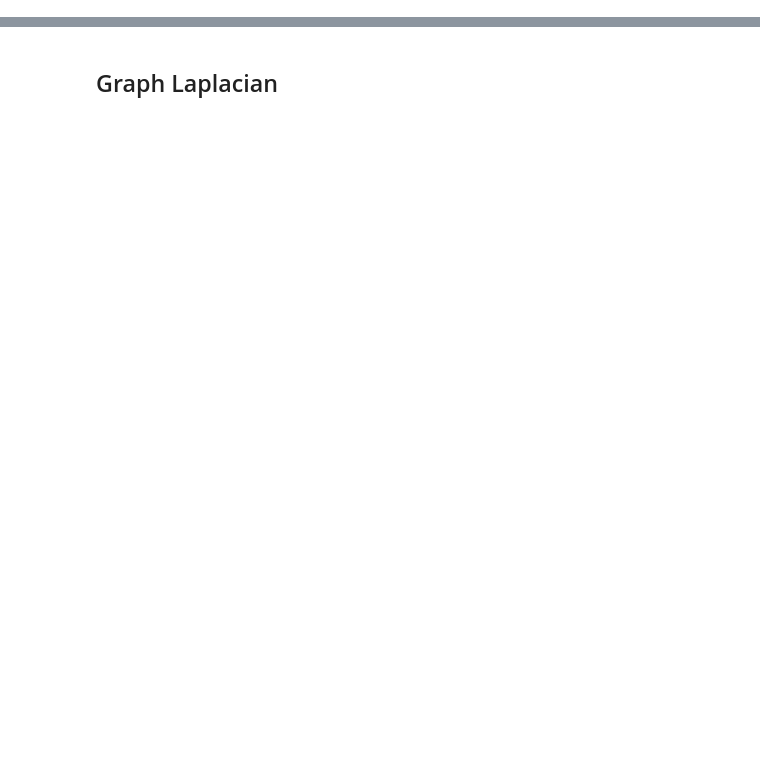
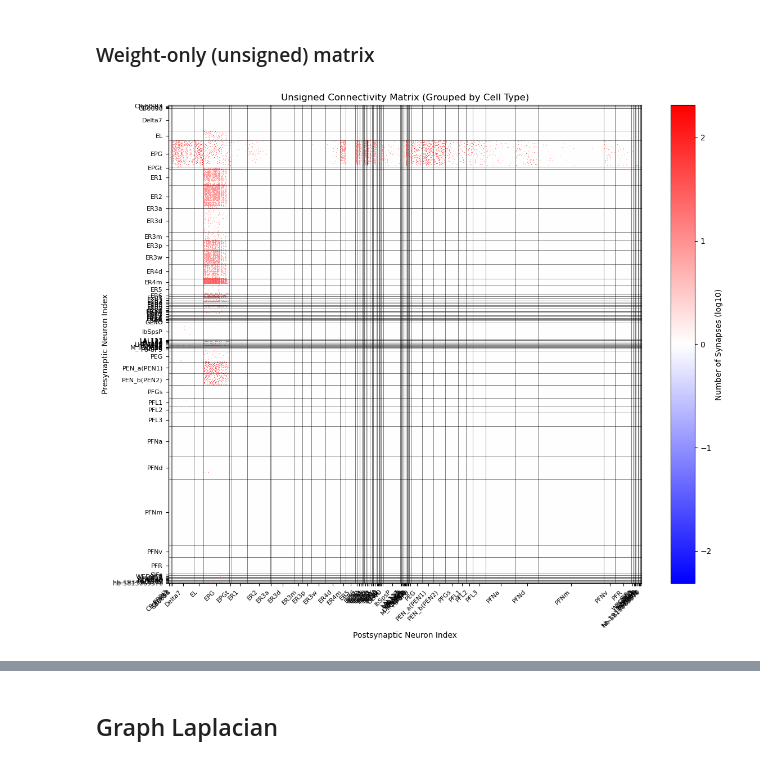
Before and after one commit to CharlesXu-Jingyue/MesoCompPrimitives, a Jupyter notebook: notebooks/poc.ipynb, the cells around one changed output, grey strips where cells are left out. Drawn from its saved outputs; the diff is of its cells as text; code cells hidden in the pictures; blank space fills up the shorter version.

```diff
--- a/notebooks/poc.ipynb
+++ b/notebooks/poc.ipynb
@@ -54,0 +190,46 @@ plt.show()
+# %% [markdown]
+### Weight-only (unsigned) matrix
+# %%
+# Create the unsigned connectivity matrix by taking absolute values
+C_unsigned_grouped = np.abs(C_signed_grouped)
+
+# Visualize the unsigned grouped connectivity matrix
+plt.figure(figsize=(12, 10))
+plt.imshow(np.log10(np.abs(C_unsigned_grouped) + 1),
+           cmap='bwr', aspect='auto',
+           vmin=-np.max(np.log10(np.abs(C_unsigned_grouped) + 1)),
+           vmax=np.max(np.log10(np.abs(C_unsigned_grouped) + 1)),
+           interpolation='none')
+plt.colorbar(label='Number of Synapses (log10)')
+plt.title('Unsigned Connectivity Matrix (Grouped by Cell Type)')
+plt.xlabel('Postsynaptic Neuron Index')
+plt.ylabel('Presynaptic Neuron Index')
+
+# Add cell type group boundaries and labels
+group_boundaries = []
+tick_positions = []
+tick_labels = []
+current_pos = 0
+for cell_type in unique_cell_types:
+    group_size = len(cell_type_indices[cell_type])
+    group_boundaries.append(current_pos + group_size)
+
+    # Add group label at the center of each group
+    center_pos = current_pos + group_size / 2
+    tick_positions.append(center_pos)
+    tick_labels.append(cell_type)
+
+    # Set x and y ticks with cell type labels
+    plt.xticks(tick_positions, tick_labels, rotation=45, ha='right', fontsize=8)
+    plt.yticks(tick_positions, tick_labels, fontsize=8)
+    current_pos += group_size
+
+# Add vertical and horizontal lines to separate groups
+for boundary in group_boundaries[:-1]:  # Exclude the last boundary
+    plt.axhline(y=boundary-0.5, color='k', linewidth=0.5, alpha=0.7)
+    plt.axvline(x=boundary-0.5, color='k', linewidth=0.5, alpha=0.7)
+
+plt.tight_layout()
+plt.show()
+# %% [output]
+[figure, added]
```
Also changed, not shown: parts of 24 cells of this notebook, 5 other files.
